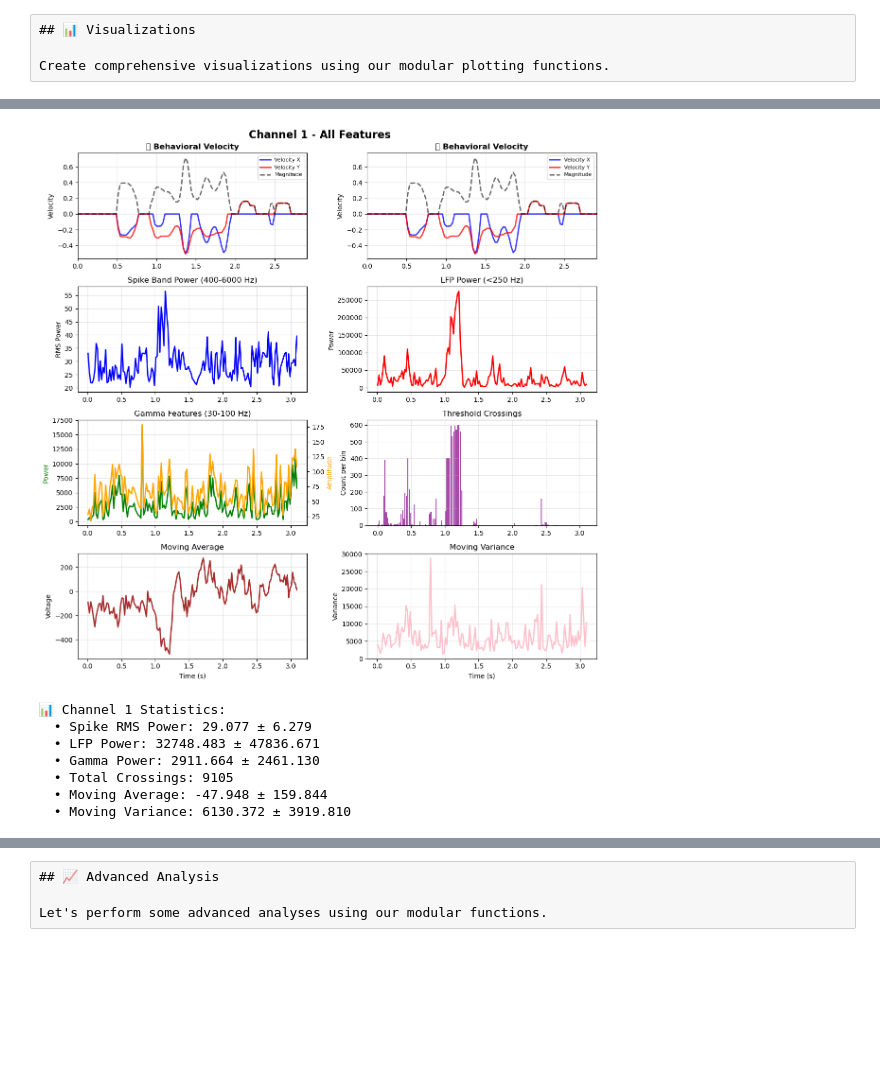
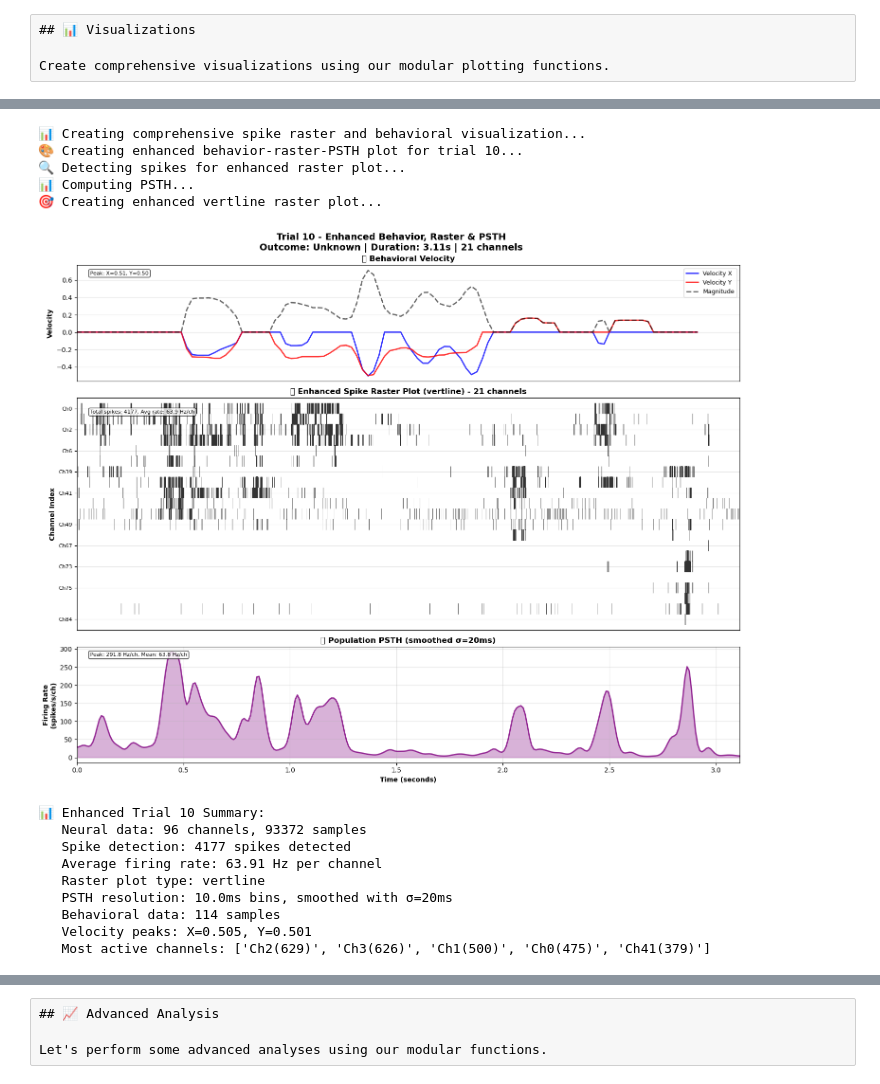
Before and after one commit to nadernik/neural_exploration, a Jupyter notebook: neural_feature_exploration_modular.ipynb, the cells around one changed output, grey strips where cells are left out. Saved outputs shown, nothing was run; the diff lists cells and outputs as text; code cells hidden in the pictures; blank space fills up the shorter version.

```diff
--- a/neural_feature_exploration_modular.ipynb
+++ b/neural_feature_exploration_modular.ipynb
@@ -74,0 +77,11 @@ from utils.visualization import plot_behavior_raster_psth, plot_multi_trial_rast
+# %%
+# Initialize spike analyzer
+spike_analyzer = SpikeAnalyzer(
+    spike_channels=SPIKE_CHANNELS,
+    sampling_rate=SAMPLING_RATE,
+    threshold_factor=THRESHOLD_FACTOR,
+    spike_window=SPIKE_WINDOW,
+    bin_size=TIME_BIN_SIZE
+)
+
+print(f"✅ Spike analyzer initialized successfully!")
@@ -203,21 +198,33 @@ if features is not None and 'top_channels' in locals():
-# %%
-# 4. Detailed analysis of the most active channel
-if features is not None and 'top_channels' in locals():
-    most_active_channel = top_channels[0]
-
-    plot_channel_detail(
-        features=features,
-        spike_channels=SPIKE_CHANNELS,
-        channel_number=most_active_channel,
-        trial_data=trial_data,
-        figsize=(12, 12)
-    )
-# %% [output]
-[figure, removed]
-📊 Channel 1 Statistics:
-  • Spike RMS Power: 29.077 ± 6.279
-  • LFP Power: 32748.483 ± 47836.671
-  • Gamma Power: 2911.664 ± 2461.130
-  • Total Crossings: 9105
-  • Moving Average: -47.948 ± 159.844
-  • Moving Variance: 6130.372 ± 3919.810
+# %%
+# 1. Comprehensive spike raster and behavioral visualization
+if analysis_results is not None and analysis_results['success']:
+    print("📊 Creating comprehensive spike raster and behavioral visualization...")
+
+    # Use modular visualization - fixed function call
+    plot_behavior_raster_psth(
+        analysis_results['trial_data'],
+        SPIKE_CHANNELS,  # Pass the spike channels list (not firing_rates)
+        trial_number=TRIAL_NUMBER
+    )
+
+    # Alternative: Use new spike-based raster plot
+    # plot_spike_raster_behavioral(analysis_results, TRIAL_NUMBER)
+
+else:
+    print("❌ Cannot create visualization - no valid analysis results")
+# %% [output]
+📊 Creating comprehensive spike raster and behavioral visualization...
+🎨 Creating enhanced behavior-raster-PSTH plot for trial 10...
+🔍 Detecting spikes for enhanced raster plot...
+📊 Computing PSTH...
+🎯 Creating enhanced vertline raster plot...
+[figure, added]
+📊 Enhanced Trial 10 Summary:
+   Neural data: 96 channels, 93372 samples
+   Spike detection: 4177 spikes detected
+   Average firing rate: 63.91 Hz per channel
+   Raster plot type: vertline
+   PSTH resolution: 10.0ms bins, smoothed with σ=20ms
+   Behavioral data: 114 samples
+   Velocity peaks: X=0.505, Y=0.501
+   Most active channels: ['Ch2(629)', 'Ch3(626)', 'Ch1(500)', 'Ch0(475)', 'Ch41(379)']
```
Also changed, not shown: parts of 25 cells of this notebook, 15 other files.
